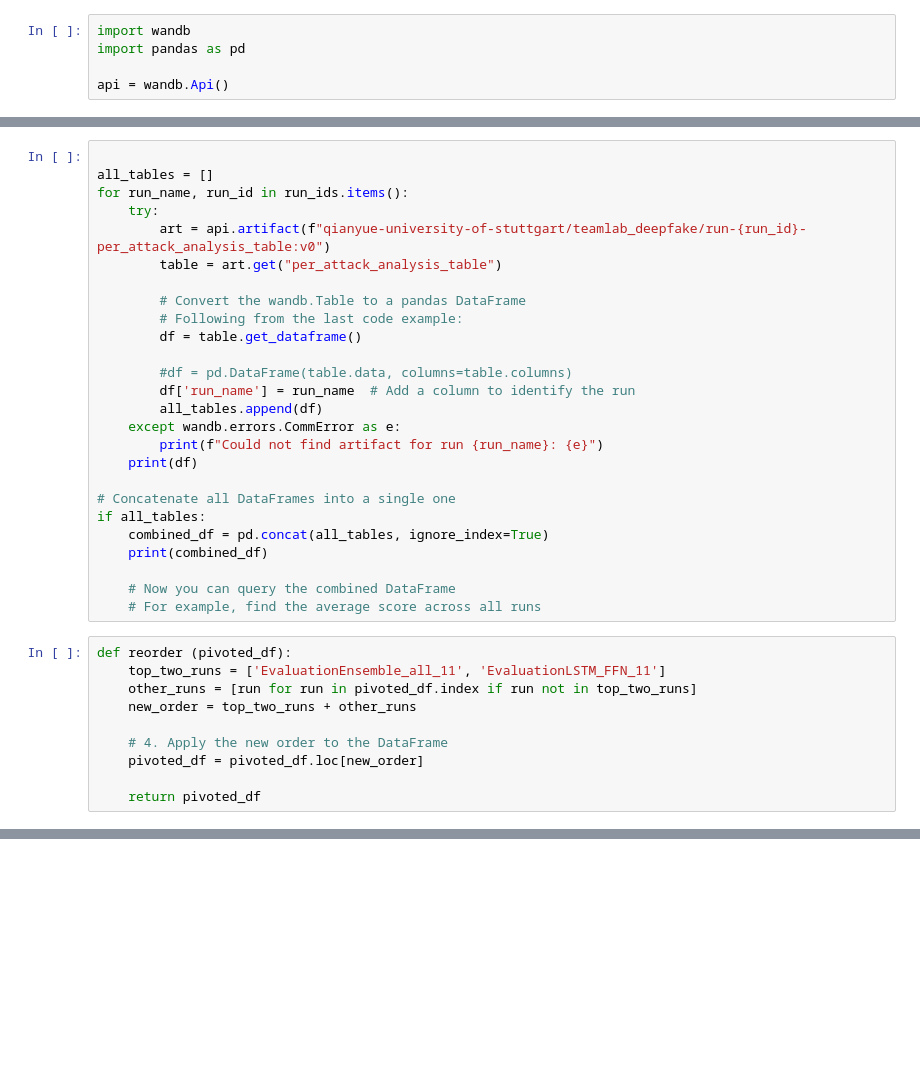
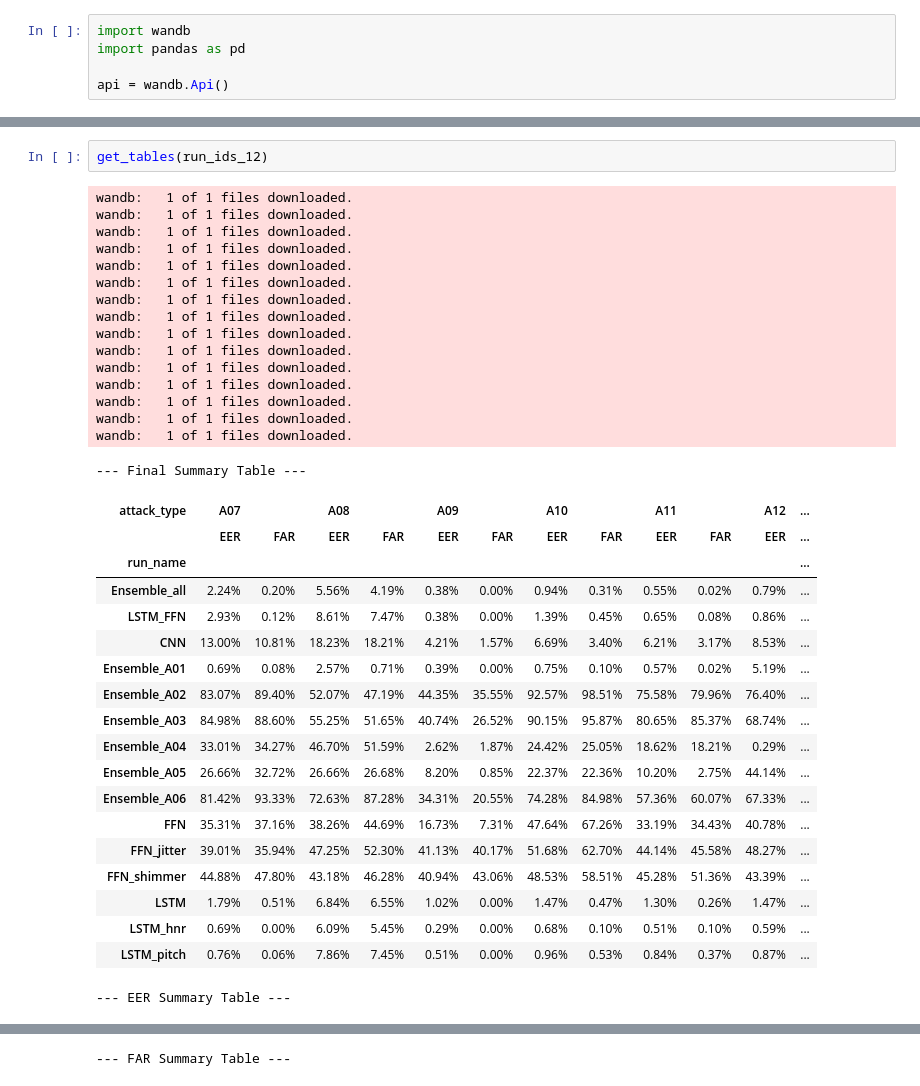
Before and after one commit to QIANYUE-LIII/TeamLab, a Jupyter notebook: attack_analysis.ipynb, the cells around one changed output, grey strips where cells are left out. Saved outputs shown, nothing was run; the diff lists cells and outputs as text; blank space fills up the shorter version.

```diff
--- a/attack_analysis.ipynb
+++ b/attack_analysis.ipynb
@@ -18,36 +5,0 @@ run_ids = {
-# %%
-
-all_tables = []
-for run_name, run_id in run_ids.items():
-    try:
-        art = api.artifact(f"qianyue-university-of-stuttgart/teamlab_deepfake/run-{run_id}-per_attack_analysis_table:v0")
-        table = art.get("per_attack_analysis_table")
-
-        # Convert the wandb.Table to a pandas DataFrame
-        # Following from the last code example:
-        df = table.get_dataframe()
-
-        #df = pd.DataFrame(table.data, columns=table.columns)
-        df['run_name'] = run_name  # Add a column to identify the run
-        all_tables.append(df)
-    except wandb.errors.CommError as e:
-        print(f"Could not find artifact for run {run_name}: {e}")
-    print(df)
-
-# Concatenate all DataFrames into a single one
-if all_tables:
-    combined_df = pd.concat(all_tables, ignore_index=True)
-    print(combined_df)
-
-    # Now you can query the combined DataFrame
-    # For example, find the average score across all runs
-# %%
-def reorder (pivoted_df):
-    top_two_runs = ['EvaluationEnsemble_all_11', 'EvaluationLSTM_FFN_11']
-    other_runs = [run for run in pivoted_df.index if run not in top_two_runs]
-    new_order = top_two_runs + other_runs
-
-    # 4. Apply the new order to the DataFrame
-    pivoted_df = pivoted_df.loc[new_order]
-
-    return pivoted_df
@@ -109,0 +223,38 @@ display(far_df.style.format("{:.2%}"))
+# %%
+get_tables(run_ids_12)
+# %% [output]
+wandb:   1 of 1 files downloaded.
+wandb:   1 of 1 files downloaded.
+wandb:   1 of 1 files downloaded.
+wandb:   1 of 1 files downloaded.
+wandb:   1 of 1 files downloaded.
+wandb:   1 of 1 files downloaded.
+wandb:   1 of 1 files downloaded.
+wandb:   1 of 1 files downloaded.
+wandb:   1 of 1 files downloaded.
+wandb:   1 of 1 files downloaded.
+wandb:   1 of 1 files downloaded.
+wandb:   1 of 1 files downloaded.
+wandb:   1 of 1 files downloaded.
+wandb:   1 of 1 files downloaded.
+wandb:   1 of 1 files downloaded.
+--- Final Summary Table ---
+| attack_type | A07 |  | A08 |  | A09 |  | A10 |  | A11 |  | A12 | ... |
+|  | EER | FAR | EER | FAR | EER | FAR | EER | FAR | EER | FAR | EER | ... |
+| run_name |  |  |  |  |  |  |  |  |  |  |  | ... |
+| Ensemble_all | 2.24% | 0.20% | 5.56% | 4.19% | 0.38% | 0.00% | 0.94% | 0.31% | 0.55% | 0.02% | 0.79% | ... |
+| LSTM_FFN | 2.93% | 0.12% | 8.61% | 7.47% | 0.38% | 0.00% | 1.39% | 0.45% | 0.65% | 0.08% | 0.86% | ... |
+| CNN | 13.00% | 10.81% | 18.23% | 18.21% | 4.21% | 1.57% | 6.69% | 3.40% | 6.21% | 3.17% | 8.53% | ... |
+| Ensemble_A01 | 0.69% | 0.08% | 2.57% | 0.71% | 0.39% | 0.00% | 0.75% | 0.10% | 0.57% | 0.02% | 5.19% | ... |
+| Ensemble_A02 | 83.07% | 89.40% | 52.07% | 47.19% | 44.35% | 35.55% | 92.57% | 98.51% | 75.58% | 79.96% | 76.40% | ... |
+| Ensemble_A03 | 84.98% | 88.60% | 55.25% | 51.65% | 40.74% | 26.52% | 90.15% | 95.87% | 80.65% | 85.37% | 68.74% | ... |
+| Ensemble_A04 | 33.01% | 34.27% | 46.70% | 51.59% | 2.62% | 1.87% | 24.42% | 25.05% | 18.62% | 18.21% | 0.29% | ... |
+| Ensemble_A05 | 26.66% | 32.72% | 26.66% | 26.68% | 8.20% | 0.85% | 22.37% | 22.36% | 10.20% | 2.75% | 44.14% | ... |
+| Ensemble_A06 | 81.42% | 93.33% | 72.63% | 87.28% | 34.31% | 20.55% | 74.28% | 84.98% | 57.36% | 60.07% | 67.33% | ... |
+| FFN | 35.31% | 37.16% | 38.26% | 44.69% | 16.73% | 7.31% | 47.64% | 67.26% | 33.19% | 34.43% | 40.78% | ... |
+| FFN_jitter | 39.01% | 35.94% | 47.25% | 52.30% | 41.13% | 40.17% | 51.68% | 62.70% | 44.14% | 45.58% | 48.27% | ... |
+| FFN_shimmer | 44.88% | 47.80% | 43.18% | 46.28% | 40.94% | 43.06% | 48.53% | 58.51% | 45.28% | 51.36% | 43.39% | ... |
+| LSTM | 1.79% | 0.51% | 6.84% | 6.55% | 1.02% | 0.00% | 1.47% | 0.47% | 1.30% | 0.26% | 1.47% | ... |
+| LSTM_hnr | 0.69% | 0.00% | 6.09% | 5.45% | 0.29% | 0.00% | 0.68% | 0.10% | 0.51% | 0.10% | 0.59% | ... |
+| LSTM_pitch | 0.76% | 0.06% | 7.86% | 7.45% | 0.51% | 0.00% | 0.96% | 0.53% | 0.84% | 0.37% | 0.87% | ... |
+--- EER Summary Table ---
@@ -109,0 +278 @@ display(far_df.style.format("{:.2%}"))
+--- FAR Summary Table ---
```
Also changed, not shown: parts of 13 cells of this notebook, 5 other files.
